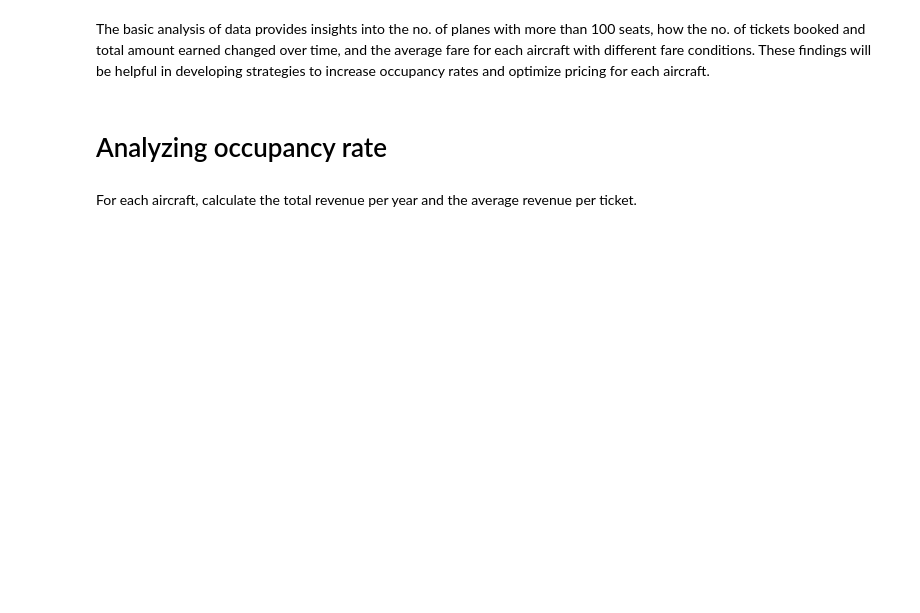
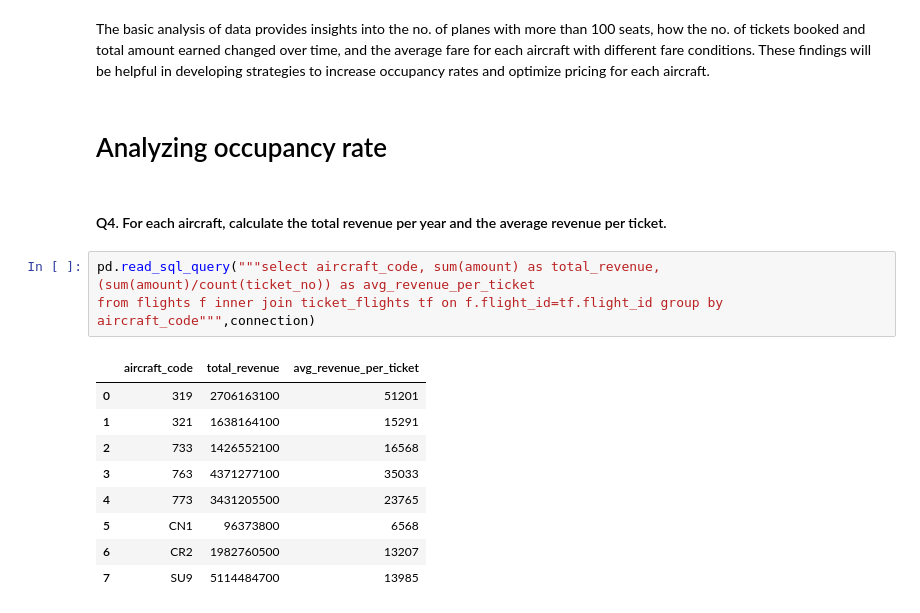
Before and after one commit to RajeevRanjan5642/airlines-data-analysis, a Jupyter notebook: Airlines-data-analysis.ipynb, the cells around one changed output. Cells and saved outputs as stored; diff of their text form; blank space fills up the shorter version.

```diff
--- a/Airlines-data-analysis.ipynb
+++ b/Airlines-data-analysis.ipynb
@@ -273,4 +279,17 @@ The basic analysis of data provides insights into the no. of planes with more th
 # %% [markdown]
 # Analyzing occupancy rate
 # %% [markdown]
-For each aircraft, calculate the total revenue per year and the average revenue per ticket.
+#### Q4. For each aircraft, calculate the total revenue per year and the average revenue per ticket.
+# %%
+pd.read_sql_query("""select aircraft_code, sum(amount) as total_revenue, (sum(amount)/count(ticket_no)) as avg_revenue_per_ticket
+from flights f inner join ticket_flights tf on f.flight_id=tf.flight_id group by aircraft_code""",connection)
+# %% [output]
+|  | aircraft_code | total_revenue | avg_revenue_per_ticket |
+| 0 | 319 | 2706163100 | 51201 |
+| 1 | 321 | 1638164100 | 15291 |
+| 2 | 733 | 1426552100 | 16568 |
+| 3 | 763 | 4371277100 | 35033 |
+| 4 | 773 | 3431205500 | 23765 |
+| 5 | CN1 | 96373800 | 6568 |
+| 6 | CR2 | 1982760500 | 13207 |
+| 7 | SU9 | 5114484700 | 13985 |
```
Also changed, not shown: parts of 22 cells of this notebook.
